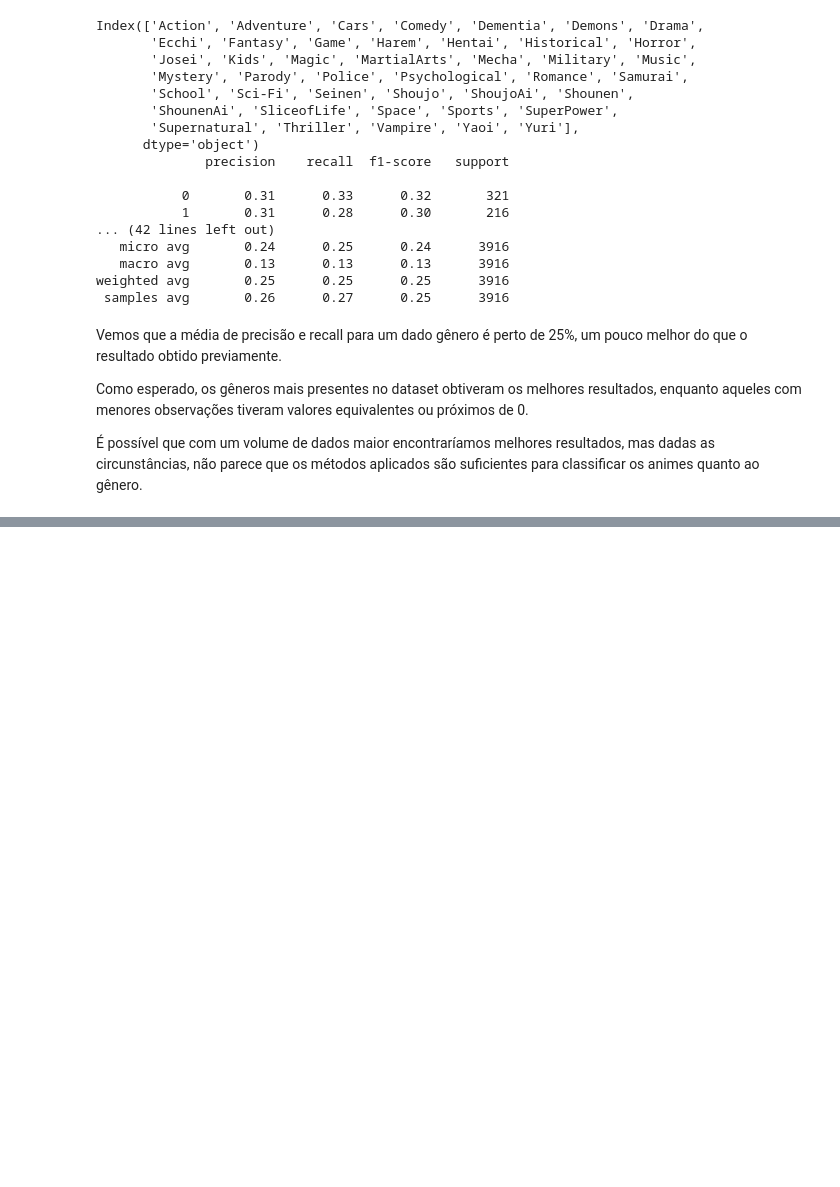
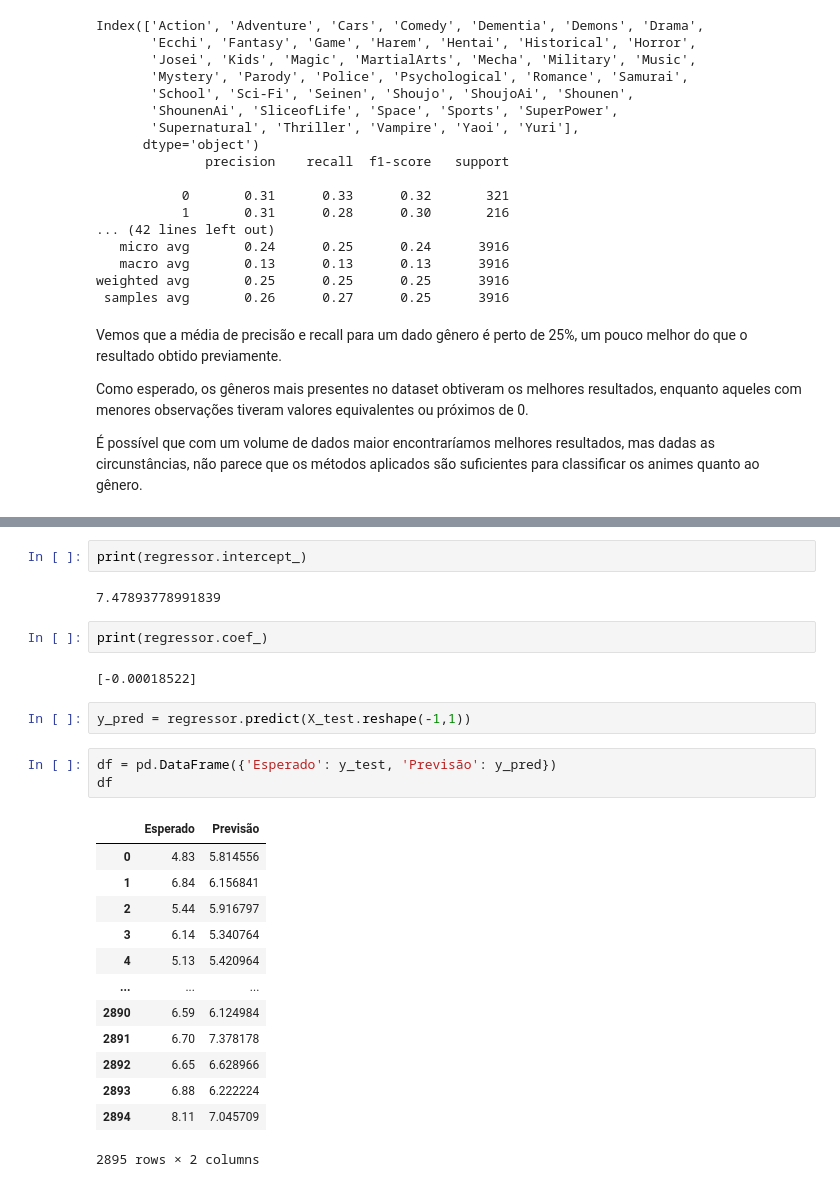
Before and after one commit to lucasbrant/Projeto_ICD, a Jupyter notebook: Trabalho ICD - MyAnimeList.ipynb, the cells around one changed output, grey strips where cells are left out. Cells and saved outputs as stored; diff of their text form; blank space fills up the shorter version.

```diff
--- a/Trabalho ICD - MyAnimeList.ipynb
+++ b/Trabalho ICD - MyAnimeList.ipynb
@@ -446,0 +473,27 @@ Como esperado, os gêneros mais presentes no dataset obtiveram os melhores resul
+# %%
+print(regressor.intercept_)
+# %% [output]
+7.47893778991839
+# %%
+print(regressor.coef_)
+# %% [output]
+[-0.00018522]
+# %%
+y_pred = regressor.predict(X_test.reshape(-1,1))
+# %%
+df = pd.DataFrame({'Esperado': y_test, 'Previsão': y_pred})
+df
+# %% [output]
+|  | Esperado | Previsão |
+| 0 | 4.83 | 5.814556 |
+| 1 | 6.84 | 6.156841 |
+| 2 | 5.44 | 5.916797 |
+| 3 | 6.14 | 5.340764 |
+| 4 | 5.13 | 5.420964 |
+| ... | ... | ... |
+| 2890 | 6.59 | 6.124984 |
+| 2891 | 6.70 | 7.378178 |
+| 2892 | 6.65 | 6.628966 |
+| 2893 | 6.88 | 6.222224 |
+| 2894 | 8.11 | 7.045709 |
+2895 rows × 2 columns
```
Also changed, not shown: parts of 20 cells of this notebook.
